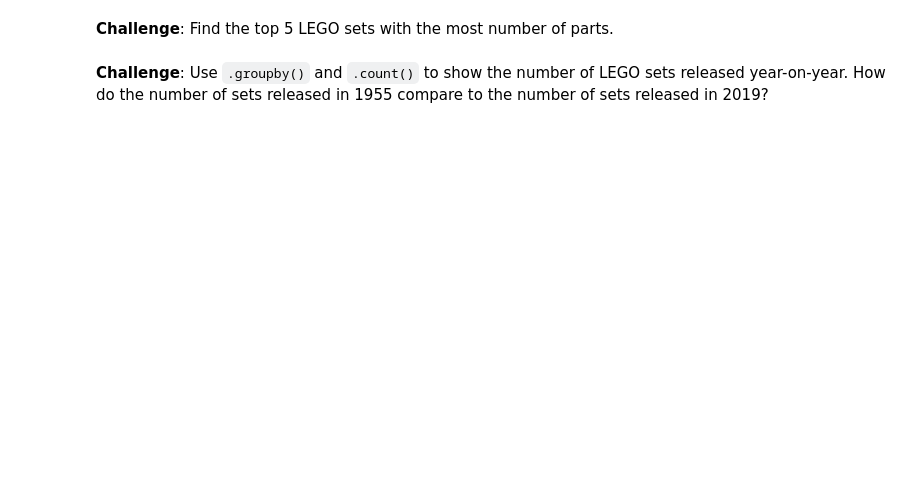
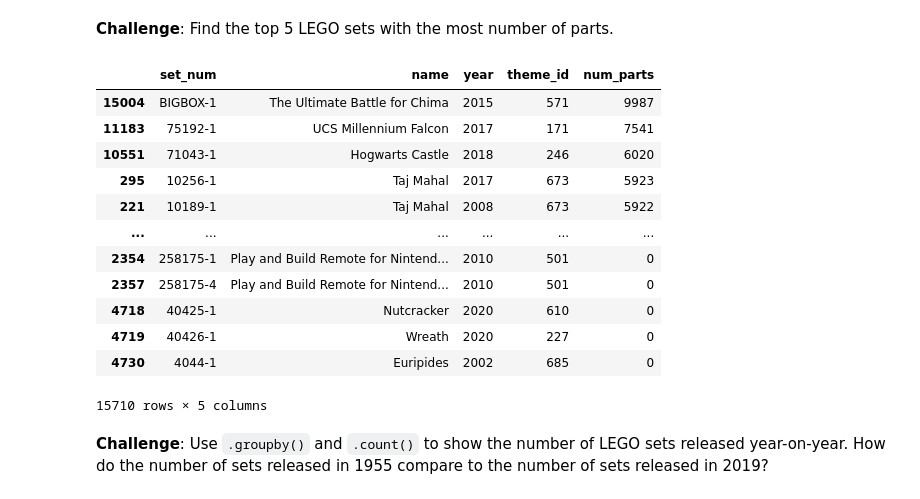
Before and after one commit to ksg-dev/lego-data, a Jupyter notebook: Lego_Analysis_for_Course_(start).ipynb, the cells around one changed output. Drawn from its saved outputs; the diff is of its cells as text; code cells hidden in the pictures; blank space fills up the shorter version.

```diff
--- a/Lego_Analysis_for_Course_(start).ipynb
+++ b/Lego_Analysis_for_Course_(start).ipynb
@@ -87,4 +172,20 @@ The <code>sets.csv</code> data contains a list of sets over the years and the nu
 # %% [markdown]
 **Challenge**: Find the top 5 LEGO sets with the most number of parts.
+# %%
+sets.sort_values('num_parts', ascending=False)
+# %% [output]
+|  | set_num | name | year | theme_id | num_parts |
+| 15004 | BIGBOX-1 | The Ultimate Battle for Chima | 2015 | 571 | 9987 |
+| 11183 | 75192-1 | UCS Millennium Falcon | 2017 | 171 | 7541 |
+| 10551 | 71043-1 | Hogwarts Castle | 2018 | 246 | 6020 |
+| 295 | 10256-1 | Taj Mahal | 2017 | 673 | 5923 |
+| 221 | 10189-1 | Taj Mahal | 2008 | 673 | 5922 |
+| ... | ... | ... | ... | ... | ... |
+| 2354 | 258175-1 | Play and Build Remote for Nintend... | 2010 | 501 | 0 |
+| 2357 | 258175-4 | Play and Build Remote for Nintend... | 2010 | 501 | 0 |
+| 4718 | 40425-1 | Nutcracker | 2020 | 610 | 0 |
+| 4719 | 40426-1 | Wreath | 2020 | 227 | 0 |
+| 4730 | 4044-1 | Euripides | 2002 | 685 | 0 |
+15710 rows × 5 columns
 # %% [markdown]
 **Challenge**: Use <code>.groupby()</code> and <code>.count()</code> to show the number of LEGO sets released year-on-year. How do the number of sets released in 1955 compare to the number of sets released in 2019?
```
Also changed, not shown: parts of 12 cells of this notebook, 1 other file.
